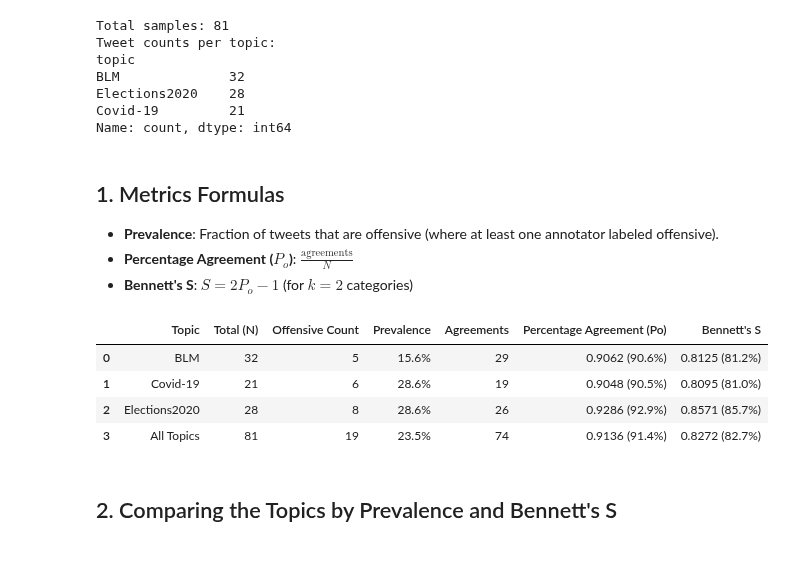
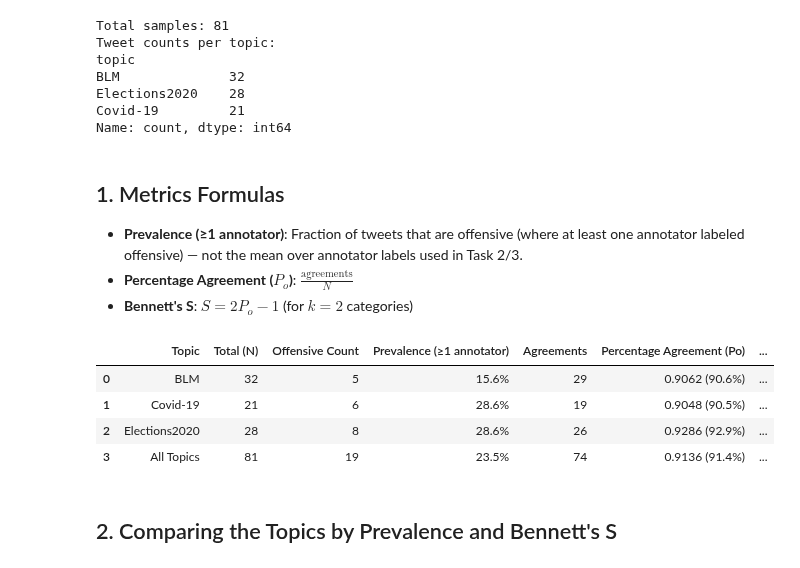
Before and after one commit to daniilperkin-uni/bsem, a Jupyter notebook: annotation_experiment/task3A_example_prevalence.ipynb, the cells around one changed output. Cells and saved outputs as stored; diff of their text form; code cells hidden in the pictures.

Commit message:
docs(task3A): name the prevalence column after its definition
The column is the share of tweets flagged by at least one annotator, while Task 2
and Task 3 use the mean over annotator labels (15.6 % vs 10.9 % on BLM). Naming
the column "Prevalence (>=1 annotator)" and saying so in the formula list keeps
the two definitions apart without touching any reported number.

Follow-up to QA-004, which the audit filed as a statistical bug; it is a stated
definition, so only the wording changed.

```diff
--- a/annotation_experiment/task3A_example_prevalence.ipynb
+++ b/annotation_experiment/task3A_example_prevalence.ipynb
@@ -68,7 +68,7 @@ Covid-19         21
 Name: count, dtype: int64
 # %% [markdown]
 ## 1. Metrics Formulas
-- **Prevalence**: Fraction of tweets that are offensive (where at least one annotator labeled offensive).
+- **Prevalence (≥1 annotator)**: Fraction of tweets that are offensive (where at least one annotator labeled offensive) — not the mean over annotator labels used in Task 2/3.
 - **Percentage Agreement ($P_o$)**: $\frac{\text{agreements}}{N}$
 - **Bennett's S**: $S = 2P_o - 1$ (for $k = 2$ categories)
 # %%
@@ -92,40 +92,40 @@ def evaluate_group(subset, name):
     # Calculate Bennett's S with k=2: S = 2*Po - 1
     s = 2.0 * po - 1.0
 
     return {
         "Topic": name,
         "Total (N)": n,
         "Offensive Count": offensive_cases,
-        "Prevalence": f"{prevalence:.1%}",
+        "Prevalence (≥1 annotator)": f"{prevalence:.1%}",
         "Agreements": agreements,
         "Percentage Agreement (Po)": f"{po:.4f} ({po:.1%})",
         "Bennett's S": f"{s:.4f} ({s:.1%})",
         "prevalence_num": prevalence,
         "po_num": po,
         "s_num": s
     }
 
 # Compute metrics for each of the three topics
 topics = ["BLM", "Covid-19", "Elections2020"]
 results = []
 
 for t in topics:
     sub = df[df["topic"] == t]
     results.append(evaluate_group(sub, t))
 
 # Also compute metrics for all data combined
 results.append(evaluate_group(df, "All Topics"))
 
 # Display summary table
 df_results = pd.DataFrame(results)
-display_cols = ["Topic", "Total (N)", "Offensive Count", "Prevalence", "Agreements", "Percentage Agreement (Po)", "Bennett's S"]
+display_cols = ["Topic", "Total (N)", "Offensive Count", "Prevalence (≥1 annotator)", "Agreements", "Percentage Agreement (Po)", "Bennett's S"]
 df_results[display_cols]
 # %% [output]
-|  | Topic | Total (N) | Offensive Count | Prevalence | Agreements | Percentage Agreement (Po) | Bennett's S |
-| 0 | BLM | 32 | 5 | 15.6% | 29 | 0.9062 (90.6%) | 0.8125 (81.2%) |
-| 1 | Covid-19 | 21 | 6 | 28.6% | 19 | 0.9048 (90.5%) | 0.8095 (81.0%) |
-| 2 | Elections2020 | 28 | 8 | 28.6% | 26 | 0.9286 (92.9%) | 0.8571 (85.7%) |
-| 3 | All Topics | 81 | 19 | 23.5% | 74 | 0.9136 (91.4%) | 0.8272 (82.7%) |
+|  | Topic | Total (N) | Offensive Count | Prevalence (≥1 annotator) | Agreements | Percentage Agreement (Po) | ... |
+| 0 | BLM | 32 | 5 | 15.6% | 29 | 0.9062 (90.6%) | ... |
+| 1 | Covid-19 | 21 | 6 | 28.6% | 19 | 0.9048 (90.5%) | ... |
+| 2 | Elections2020 | 28 | 8 | 28.6% | 26 | 0.9286 (92.9%) | ... |
+| 3 | All Topics | 81 | 19 | 23.5% | 74 | 0.9136 (91.4%) | ... |
 # %% [markdown]
 ## 2. Comparing the Topics by Prevalence and Bennett's S
 # %%
```
